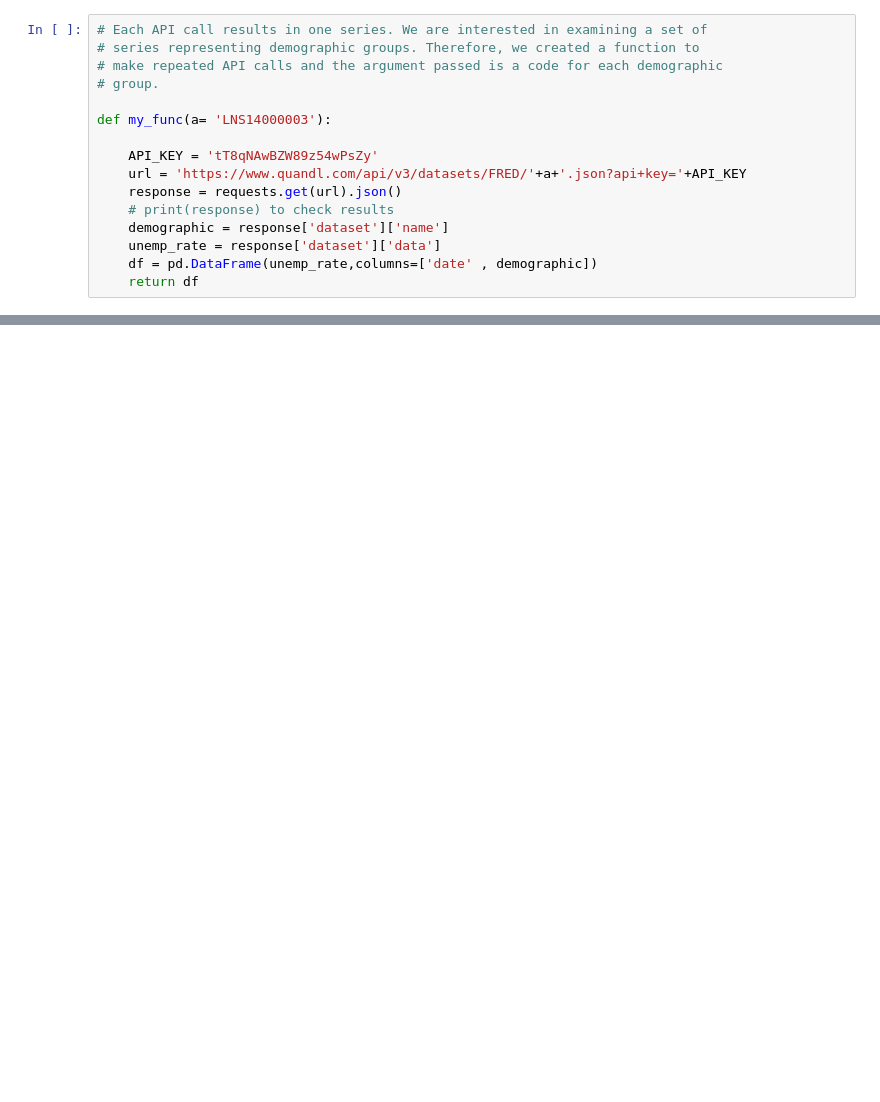
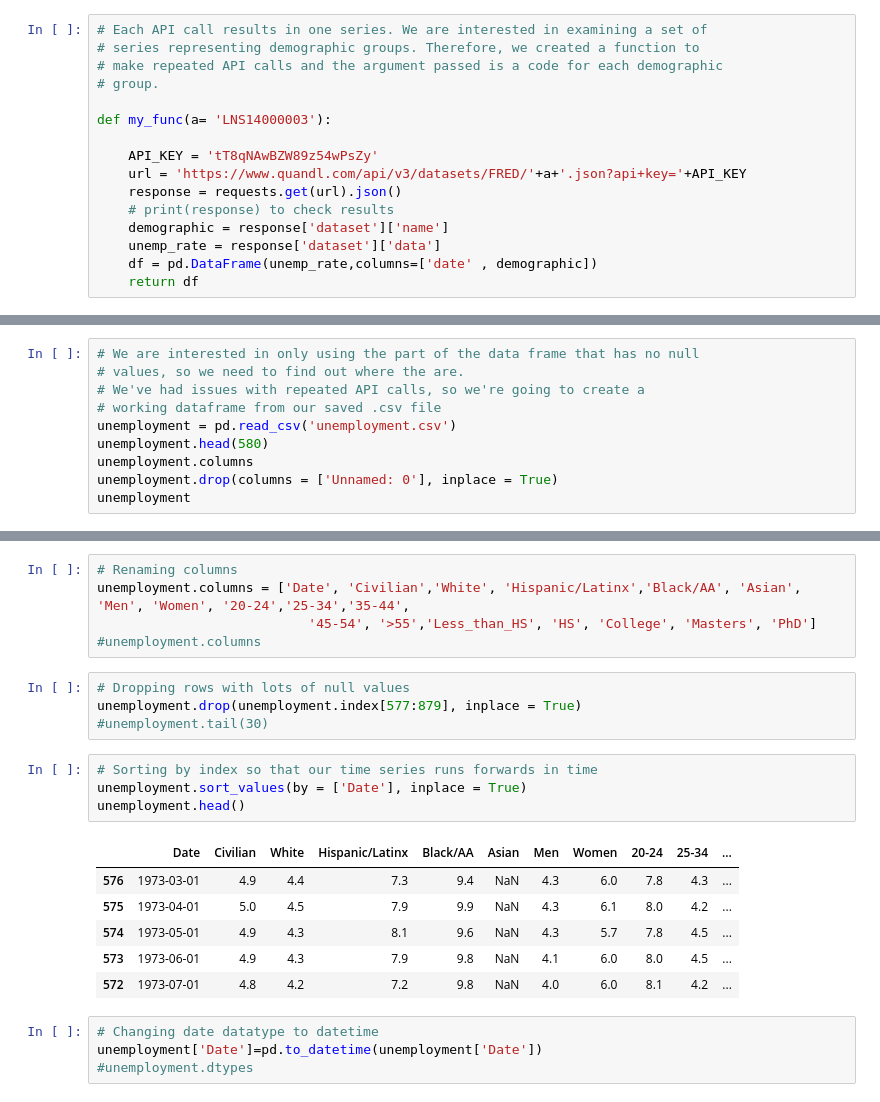
Before and after one commit to Tanishakapoor1990/project-repository, a Jupyter notebook: Unemployment_Lilla_edit_042521.ipynb, the cells around one changed output, grey strips where cells are left out. Saved outputs shown, nothing was run; the diff lists cells and outputs as text; blank space fills up the shorter version.

```diff
--- a/Unemployment_Lilla_edit_042521.ipynb
+++ b/Unemployment_Lilla_edit_042521.ipynb
@@ -708,0 +171,10 @@ NameError: name 'plt' is not defined
+# %%
+# We are interested in only using the part of the data frame that has no null
+# values, so we need to find out where the are.
+# We've had issues with repeated API calls, so we're going to create a
+# working dataframe from our saved .csv file
+unemployment = pd.read_csv('unemployment.csv')
+unemployment.head(580)
+unemployment.columns
+unemployment.drop(columns = ['Unnamed: 0'], inplace = True)
+unemployment
@@ -708,0 +195,24 @@ NameError: name 'plt' is not defined
+# %%
+# Renaming columns
+unemployment.columns = ['Date', 'Civilian','White', 'Hispanic/Latinx','Black/AA', 'Asian', 'Men', 'Women', '20-24','25-34','35-44',
+                           '45-54', '>55','Less_than_HS', 'HS', 'College', 'Masters', 'PhD']
+#unemployment.columns
+# %%
+# Dropping rows with lots of null values
+unemployment.drop(unemployment.index[577:879], inplace = True)
+#unemployment.tail(30)
+# %%
+# Sorting by index so that our time series runs forwards in time
+unemployment.sort_values(by = ['Date'], inplace = True)
+unemployment.head()
+# %% [output]
+|  | Date | Civilian | White | Hispanic/Latinx | Black/AA | Asian | Men | Women | 20-24 | 25-34 | ... |
+| 576 | 1973-03-01 | 4.9 | 4.4 | 7.3 | 9.4 | NaN | 4.3 | 6.0 | 7.8 | 4.3 | ... |
+| 575 | 1973-04-01 | 5.0 | 4.5 | 7.9 | 9.9 | NaN | 4.3 | 6.1 | 8.0 | 4.2 | ... |
+| 574 | 1973-05-01 | 4.9 | 4.3 | 8.1 | 9.6 | NaN | 4.3 | 5.7 | 7.8 | 4.5 | ... |
+| 573 | 1973-06-01 | 4.9 | 4.3 | 7.9 | 9.8 | NaN | 4.1 | 6.0 | 8.0 | 4.5 | ... |
+| 572 | 1973-07-01 | 4.8 | 4.2 | 7.2 | 9.8 | NaN | 4.0 | 6.0 | 8.1 | 4.2 | ... |
+# %%
+# Changing date datatype to datetime
+unemployment['Date']=pd.to_datetime(unemployment['Date'])
+#unemployment.dtypes
```
Also changed, not shown: parts of 113 cells of this notebook.
